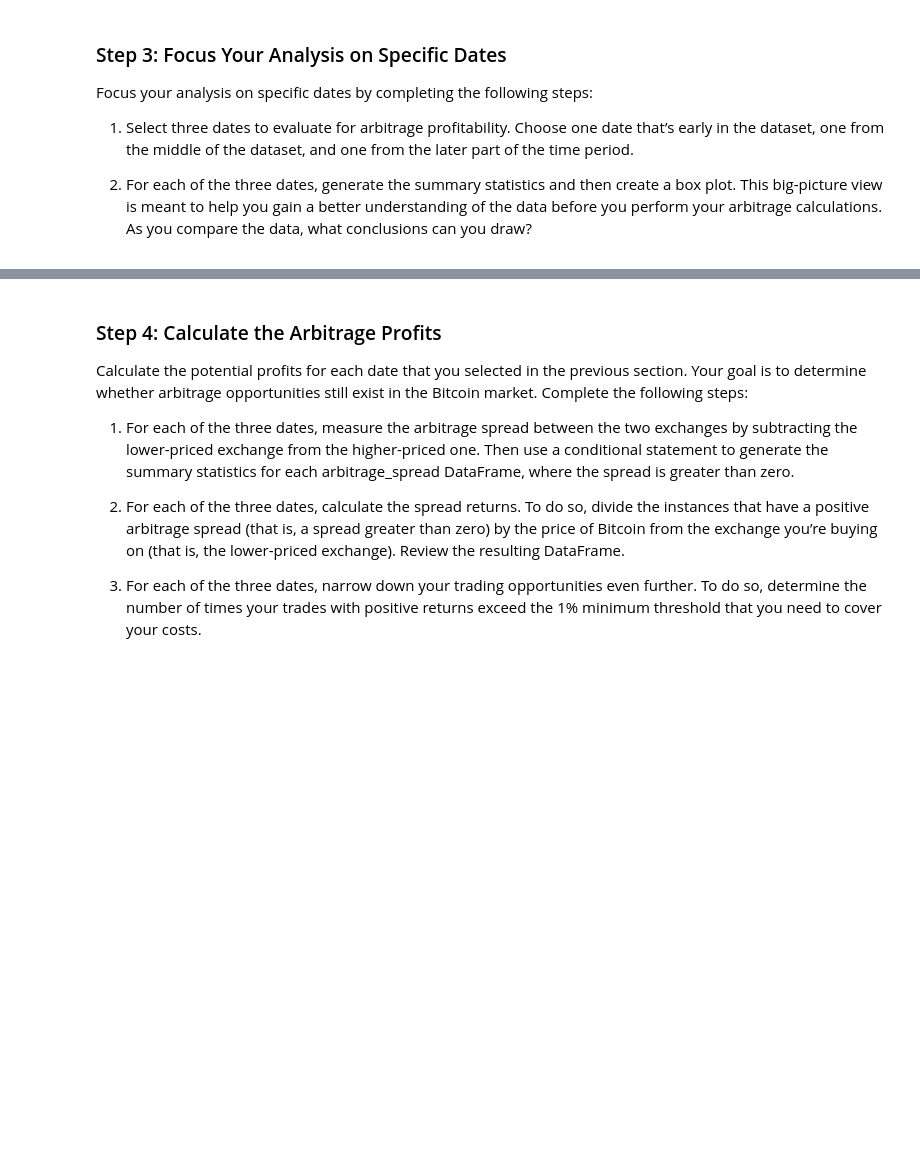
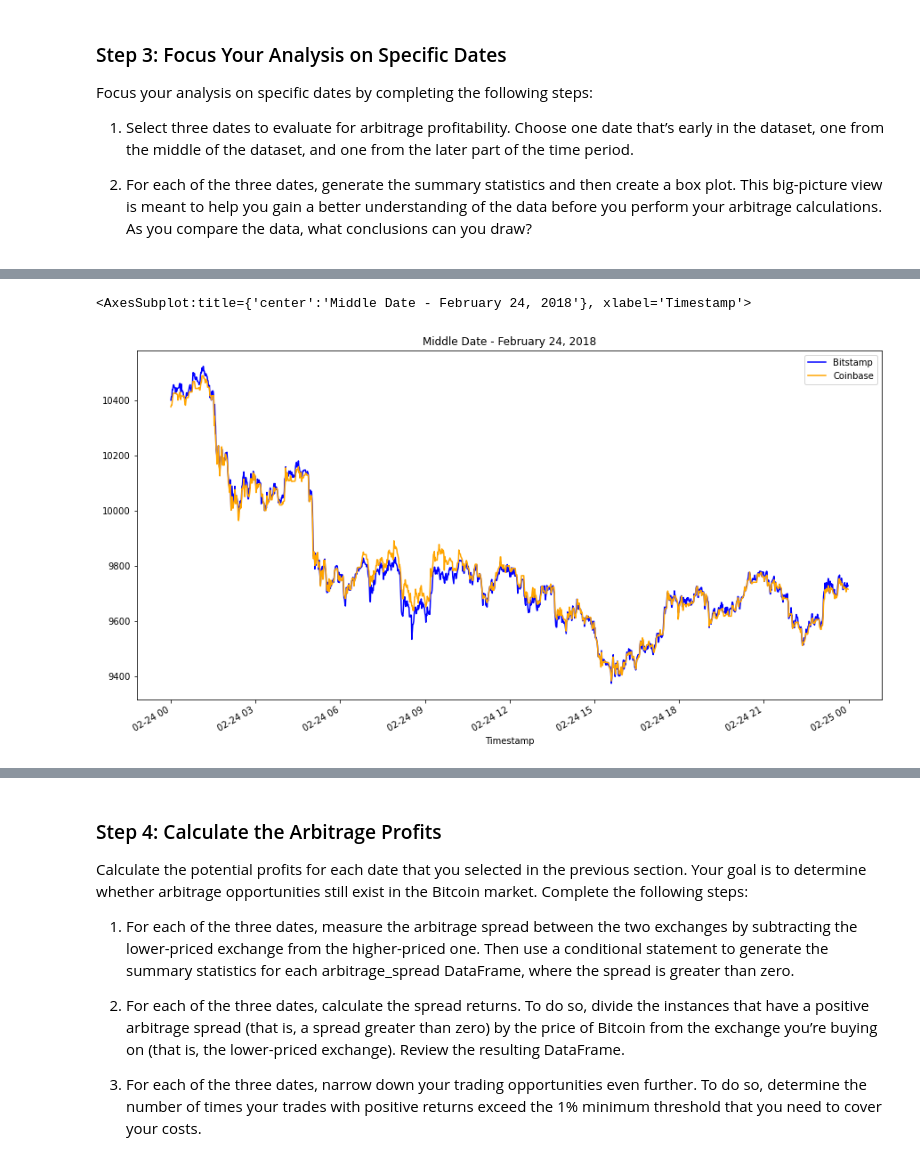
Before and after one commit to sububer/bitcoin_arbitrage, a Jupyter notebook: crypto_arbitrage.ipynb, the cells around one changed output, grey strips where cells are left out. Drawn from its saved outputs; the diff is of its cells as text; code cells hidden in the pictures; blank space fills up the shorter version.

```diff
--- a/crypto_arbitrage.ipynb
+++ b/crypto_arbitrage.ipynb
@@ -394,0 +437,14 @@ Focus your analysis on specific dates by completing the following steps:
+# %%
+# Create an overlay plot that visualizes the two dataframes over a period of one day from the middle of the dataset.
+# Be sure that the plots include the parameters `legend`, `figsize`, `title`, `color` and `label`
+
+## middle date: Feb 24, 2018
+bitstamp_mid_close_df = bitstamp_sliced['Close'].loc['2018-02-24'].copy()
+coinbase_mid_close_df = coinbase_sliced['Close'].loc['2018-02-24'].copy()
+
+# overlay plot of early date
+bitstamp_mid_close_df.plot(legend=True, figsize=(15, 8), title="Middle Date - February 24, 2018", color="blue", label="Bitstamp")
+coinbase_mid_close_df.plot(legend=True, figsize=(15, 8), color="orange", label="Coinbase")
+# %% [output]
+<AxesSubplot:title={'center':'Middle Date - February 24, 2018'}, xlabel='Timestamp'>
+[figure, added]
```
Also changed, not shown: parts of 14 cells of this notebook.
